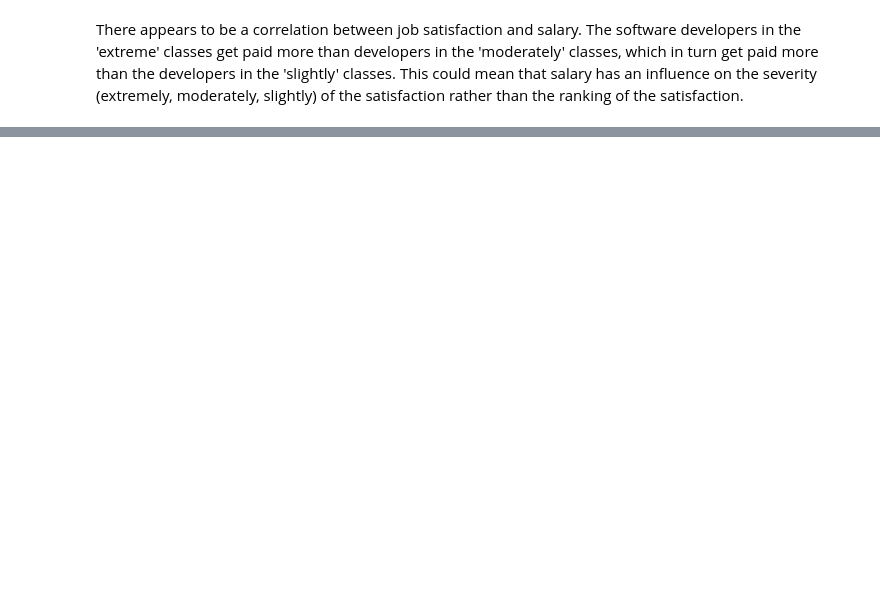
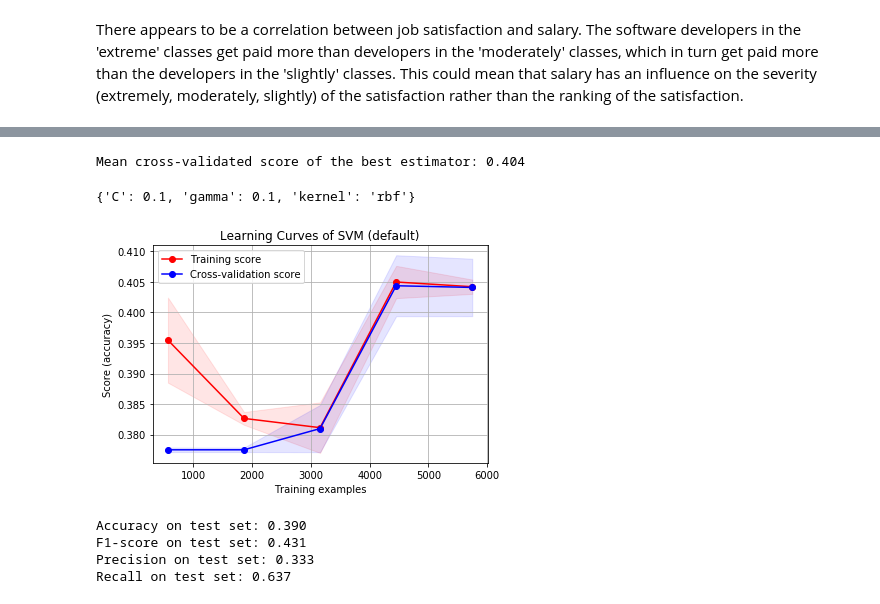
Before and after one commit to Vidovitsch/stack-overflow-survey-model, a Jupyter notebook: research.ipynb, the cells around one changed output, grey strips where cells are left out. Drawn from its saved outputs; the diff is of its cells as text; code cells hidden in the pictures; blank space fills up the shorter version.

```diff
--- a/research.ipynb
+++ b/research.ipynb
@@ -348,0 +533,4 @@ from sklearn.ensemble import RandomForestClassifier
+# %%
+C = [0.001, 0.01, 0.1, 1, 10]
+gamma = [0.001, 0.01, 0.1, 1]
+kernel = ['linear', 'rbf']
@@ -348,0 +548,9 @@ from sklearn.ensemble import RandomForestClassifier
+# %%
+svm_clf = SVC()
+svm_grid_search = GridSearchCV(estimator=svm_clf,
+                             param_grid=svm_grid,
+                             cv=5,
+                             verbose=2,
+                             n_jobs=-1)
+# Fit the random search model
+svm_grid_search = svm_grid_search.fit(X_train_best, y_train)
@@ -348,0 +562,25 @@ from sklearn.ensemble import RandomForestClassifier
+# %%
+# Print best cross-validated score
+print('Mean cross-validated score of the best estimator: %0.3f' % (svm_grid_search.best_score_))
+
+# Show best parameters
+best_svm_params = svm_grid_search.best_params_
+best_svm_params
+# %% [output]
+Mean cross-validated score of the best estimator: 0.404
+{'C': 0.1, 'gamma': 0.1, 'kernel': 'rbf'}
+# %%
+# Instantiate SVM classifier using the best hyperparameters
+svm_clf = svm_grid_search.best_estimator_
+# %%
+plot_learning_curve(svm_clf, 'Learning Curves of SVM (default)', X_train_best, y_train)
+plt.show()
+# %% [output]
+[figure, added]
+# %%
+show_metrics(X_test_best, y_test, svm_clf)
+# %% [output]
+Accuracy on test set: 0.390
+F1-score on test set: 0.431
+Precision on test set: 0.333
+Recall on test set: 0.637
```
Also changed, not shown: parts of 82 cells of this notebook.
